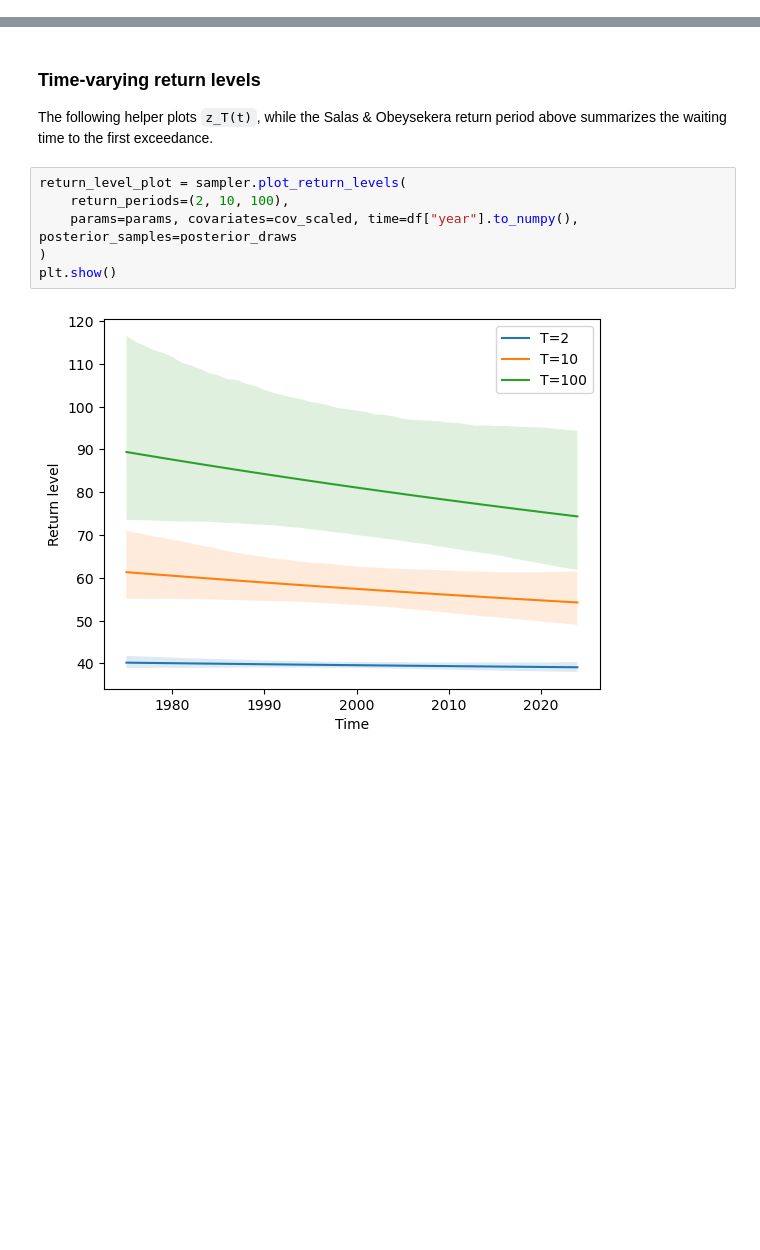
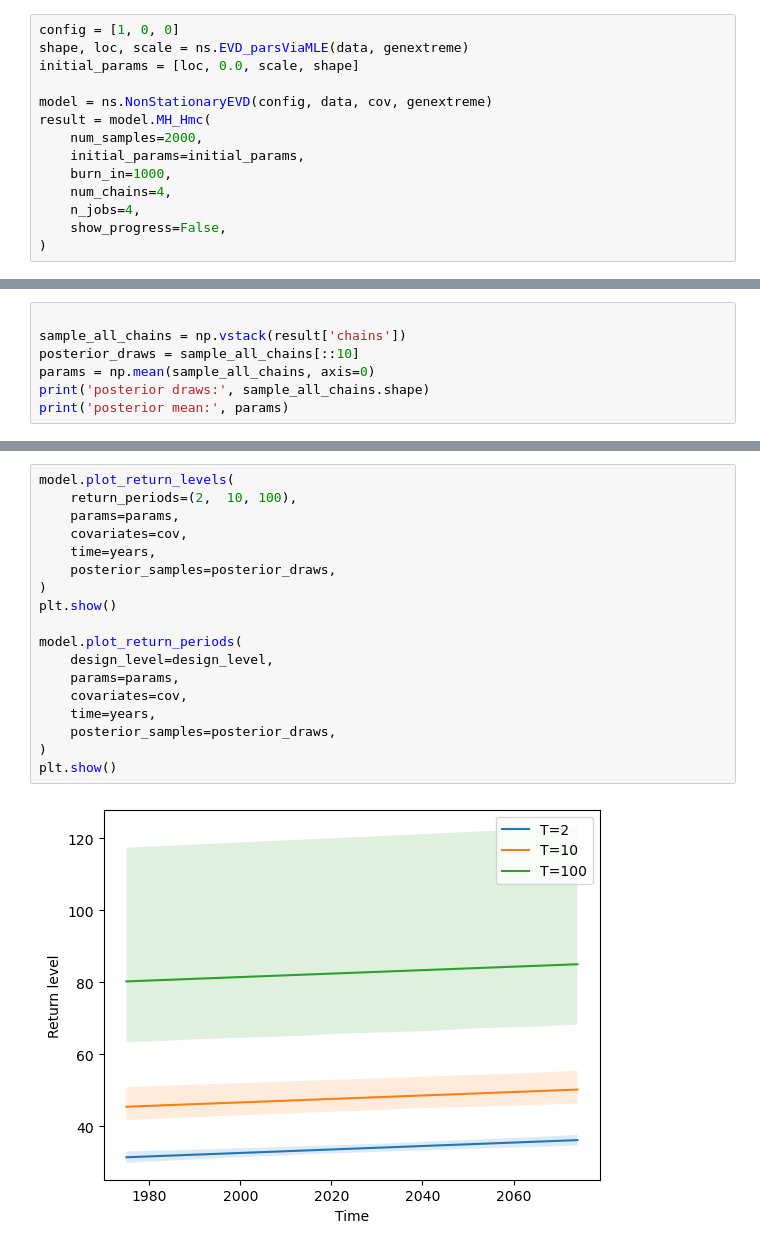
Before and after one commit to Nischalcs50/nsEVDx, a Jupyter notebook: examples/Nonstationary_risk_and_return_periods.ipynb, the cells around one changed output, grey strips where cells are left out. Drawn from its saved outputs; the diff is of its cells as text; blank space fills up the shorter version.

Commit message:
Updated example for non-stationary risk

```diff
--- a/examples/Nonstationary_risk_and_return_periods.ipynb
+++ b/examples/Nonstationary_risk_and_return_periods.ipynb
@@ -184,0 +37,14 @@ For threshold `z`, `p_t = 1 - F_t(z)`. Design-life reliability is `Rel(n) = prod
+# %%
+config = [1, 0, 0]
+shape, loc, scale = ns.EVD_parsViaMLE(data, genextreme)
+initial_params = [loc, 0.0, scale, shape]
+
+model = ns.NonStationaryEVD(config, data, cov, genextreme)
+result = model.MH_Hmc(
+    num_samples=2000,
+    initial_params=initial_params,
+    burn_in=1000,
+    num_chains=4,
+    n_jobs=4,
+    show_progress=False,
+)
@@ -184,0 +63,7 @@ For threshold `z`, `p_t = 1 - F_t(z)`. Design-life reliability is `Rel(n) = prod
+# %%
+
+sample_all_chains = np.vstack(result['chains'])
+posterior_draws = sample_all_chains[::10]
+params = np.mean(sample_all_chains, axis=0)
+print('posterior draws:', sample_all_chains.shape)
+print('posterior mean:', params)
@@ -220,12 +115,20 @@ Return-period 90% credible interval: 20.28 - 46.02 years
-# %% [markdown]
-### Time-varying return levels
-
-The following helper plots `z_T(t)`, while the Salas & Obeysekera return period above summarizes the waiting time to the first exceedance.
 # %%
-return_level_plot = sampler.plot_return_levels(
-    return_periods=(2, 10, 100),
-    params=params, covariates=cov_scaled, time=df["year"].to_numpy(), posterior_samples=posterior_draws
+model.plot_return_levels(
+    return_periods=(2,  10, 100),
+    params=params,
+    covariates=cov,
+    time=years,
+    posterior_samples=posterior_draws,
 )
 plt.show()
+
+model.plot_return_periods(
+    design_level=design_level,
+    params=params,
+    covariates=cov,
+    time=years,
+    posterior_samples=posterior_draws,
+)
+plt.show()
 # %% [output]
-[figure, old version]
+[figure, new version]
```
Also changed, not shown: parts of 22 cells of this notebook, 4 other files.
